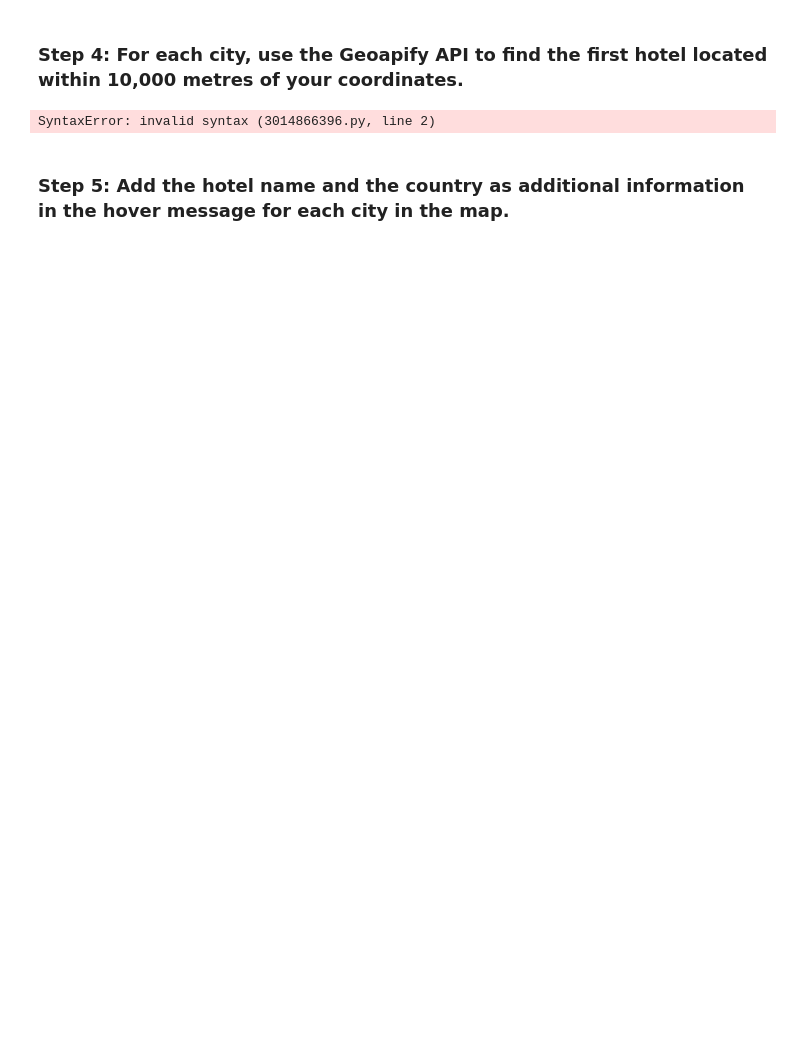
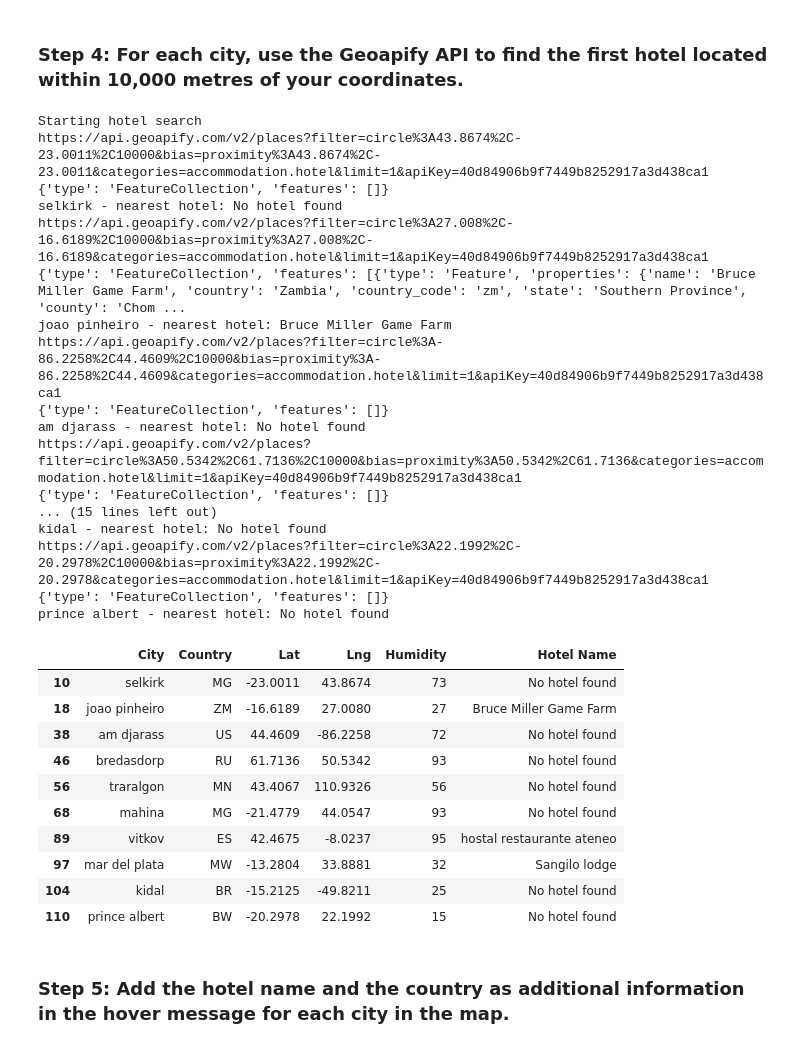
Before and after one commit to rinals/python-api-challenge, a Jupyter notebook: WeatherPy/VacationPy.ipynb, the cells around one changed output. Saved outputs shown, nothing was run; the diff lists cells and outputs as text; code cells hidden in the pictures; blank space fills up the shorter version.

```diff
--- a/WeatherPy/VacationPy.ipynb
+++ b/WeatherPy/VacationPy.ipynb
@@ -81,10 +80,16 @@ WARNING:param.GeoPointPlot03122: Cannot declare style mapping for 'size' option
 ### Step 2: Narrow down the `city_data_df` DataFrame to find your ideal weather condition
 # %%
 # Narrow down cities that fit criteria and drop any results with null values
+# A max temperature lower than 27 degrees but higher than 21
+# Wind speed less than 4.5 m/s
+# Zero cloudiness
 # YOUR CODE HERE
+filtered_df = city_data_df[(city_data_df['Max Temp'] < 30 ) &
+                           (city_data_df['Wind Speed'] < 4.5) &
+                           (city_data_df['Cloudiness'] == 0)]
 
 # Drop any rows with null values
-# YOUR CODE HERE
+filtered_df = filtered_df.dropna()
 
 # Display sample data
-# YOUR CODE HERE
+filtered_df.head()
@@ -92,10 +104,10 @@ WARNING:param.GeoPointPlot03122: Cannot declare style mapping for 'size' option
 ### Step 3: Create a new DataFrame called `hotel_df`.
 # %%
 # Use the Pandas copy function to create DataFrame called hotel_df to store the city, country, coordinates, and humidity
-# YOUR CODE HERE
+hotel_df = filtered_df[['City', 'Country', 'Lat', 'Lng', 'Humidity']].copy()
 
 # Add an empty column, "Hotel Name," to the DataFrame so you can store the hotel found using the Geoapify API
-# YOUR CODE HERE
+hotel_df['Hotel Name'] = ""
 
 # Display sample data
-# YOUR CODE HERE
+hotel_df.head()
@@ -103,45 +122,76 @@ WARNING:param.GeoPointPlot03122: Cannot declare style mapping for 'size' option
 ### Step 4: For each city, use the Geoapify API to find the first hotel located within 10,000 metres of your coordinates.
 # %%
 # Set parameters to search for a hotel
-radius = # YOUR CODE HERE
-params = {
-    # YOUR CODE HERE
-}
+radius = 10000
+params = {}
 
 # Print a message to follow up the hotel search
 print("Starting hotel search")
 
 # Iterate through the hotel_df DataFrame
 for index, row in hotel_df.iterrows():
     # get latitude, longitude from the DataFrame
-    # YOUR CODE HERE
+    lat = row['Lat']
+    lng = row['Lng']
 
     # Add the current city's latitude and longitude to the params dictionary
-    params["filter"] = # YOUR CODE HERE
-    params["bias"] = # YOUR CODE HERE
+    params["filter"] = f"circle:{lng},{lat},{radius}"
+    params["bias"] = f"proximity:{lng},{lat}"
+    params["categories"] = f"accommodation.hotel"
+    params["limit"]=1
+    params["apiKey"]=geoapify_key
 
     # Set base URL
     base_url = "https://api.geoapify.com/v2/places"
 
     # Make and API request using the params dictionary
-    name_address = # YOUR CODE HERE
+    name_address = requests.get(base_url, params=params)
+    print(name_address.url)
 
     # Convert the API response to JSON format
-    name_address = # YOUR CODE HERE
+    name_address = name_address.json()
+    print(name_address)
 
     # Grab the first hotel from the results and store the name in the hotel_df DataFrame
     try:
         hotel_df.loc[index, "Hotel Name"] = name_address["features"][0]["properties"]["name"]
     except (KeyError, IndexError):
         # If no hotel is found, set the hotel name as "No hotel found".
         hotel_df.loc[index, "Hotel Name"] = "No hotel found"
 
     # Log the search results
     print(f"{hotel_df.loc[index, 'City']} - nearest hotel: {hotel_df.loc[index, 'Hotel Name']}")
 
 # Display sample data
-hotel_df
+hotel_df.head(100)
 # %% [output]
-SyntaxError: invalid syntax (3014866396.py, line 2)
+Starting hotel search
+https://api.geoapify.com/v2/places?filter=circle%3A43.8674%2C-23.0011%2C10000&bias=proximity%3A43.8674%2C-23.0011&categories=accommodation.hotel&limit=1&apiKey=40d84906b9f7449b8252917a3d438ca1
+{'type': 'FeatureCollection', 'features': []}
+selkirk - nearest hotel: No hotel found
+https://api.geoapify.com/v2/places?filter=circle%3A27.008%2C-16.6189%2C10000&bias=proximity%3A27.008%2C-16.6189&categories=accommodation.hotel&limit=1&apiKey=40d84906b9f7449b8252917a3d438ca1
+{'type': 'FeatureCollection', 'features': [{'type': 'Feature', 'properties': {'name': 'Bruce Miller Game Farm', 'country': 'Zambia', 'country_code': 'zm', 'state': 'Southern Province', 'county': 'Chom ...
+joao pinheiro - nearest hotel: Bruce Miller Game Farm
+https://api.geoapify.com/v2/places?filter=circle%3A-86.2258%2C44.4609%2C10000&bias=proximity%3A-86.2258%2C44.4609&categories=accommodation.hotel&limit=1&apiKey=40d84906b9f7449b8252917a3d438ca1
+{'type': 'FeatureCollection', 'features': []}
+am djarass - nearest hotel: No hotel found
+https://api.geoapify.com/v2/places?filter=circle%3A50.5342%2C61.7136%2C10000&bias=proximity%3A50.5342%2C61.7136&categories=accommodation.hotel&limit=1&apiKey=40d84906b9f7449b8252917a3d438ca1
+{'type': 'FeatureCollection', 'features': []}
+... (15 lines left out)
+kidal - nearest hotel: No hotel found
+https://api.geoapify.com/v2/places?filter=circle%3A22.1992%2C-20.2978%2C10000&bias=proximity%3A22.1992%2C-20.2978&categories=accommodation.hotel&limit=1&apiKey=40d84906b9f7449b8252917a3d438ca1
+{'type': 'FeatureCollection', 'features': []}
+prince albert - nearest hotel: No hotel found
+|  | City | Country | Lat | Lng | Humidity | Hotel Name |
+| 10 | selkirk | MG | -23.0011 | 43.8674 | 73 | No hotel found |
+| 18 | joao pinheiro | ZM | -16.6189 | 27.0080 | 27 | Bruce Miller Game Farm |
+| 38 | am djarass | US | 44.4609 | -86.2258 | 72 | No hotel found |
+| 46 | bredasdorp | RU | 61.7136 | 50.5342 | 93 | No hotel found |
+| 56 | traralgon | MN | 43.4067 | 110.9326 | 56 | No hotel found |
+| 68 | mahina | MG | -21.4779 | 44.0547 | 93 | No hotel found |
+| 89 | vitkov | ES | 42.4675 | -8.0237 | 95 | hostal restaurante ateneo |
+| 97 | mar del plata | MW | -13.2804 | 33.8881 | 32 | Sangilo lodge |
+| 104 | kidal | BR | -15.2125 | -49.8211 | 25 | No hotel found |
+| 110 | prince albert | BW | -20.2978 | 22.1992 | 15 | No hotel found |
 # %% [markdown]
 ### Step 5: Add the hotel name and the country as additional information in the hover message for each city in the map.
```
Also changed, not shown: parts of 6 cells of this notebook, 6 other files.
